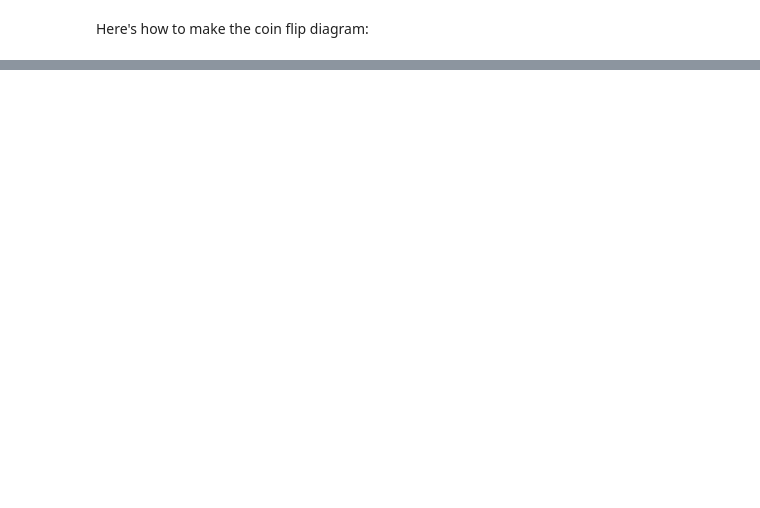
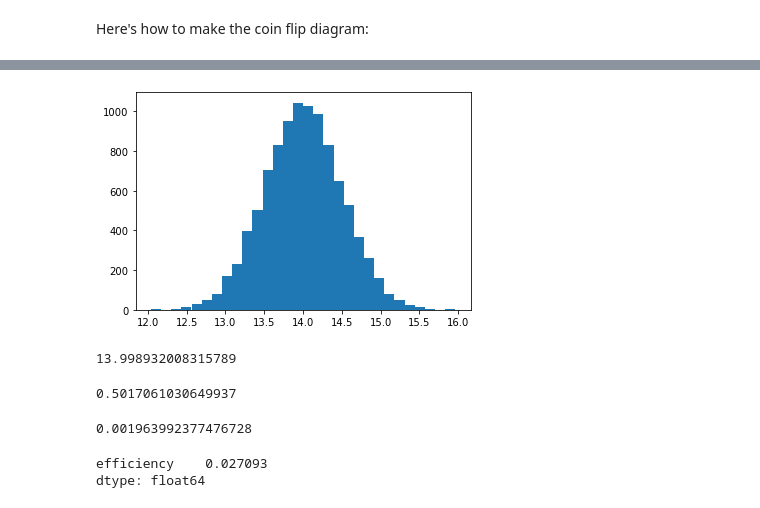
Before and after one commit to PacktPublishing/Practical-Data-Science-with-Python, a Jupyter notebook: Chapter8/Chapter_8_code.ipynb, the cells around one changed output, grey strips where cells are left out. Cells and saved outputs as stored; diff of their text form; code cells hidden in the pictures; blank space fills up the shorter version.

```diff
--- a/Chapter8/Chapter_8_code.ipynb
+++ b/Chapter8/Chapter_8_code.ipynb
@@ -38,0 +56,13 @@ _ = plt.hist(r, bins=30)
+# %%
+solar_data = norm.rvs(size=10000, loc=14, scale=0.5, random_state=42)
+_ = plt.hist(solar_data, bins=30)
+# %% [output]
+[figure, added]
+# %%
+solar_data.mean()
+# %% [output]
+13.998932008315789
+# %%
+solar_data.std()
+# %% [output]
+0.5017061030649937
@@ -38,0 +72,9 @@ _ = plt.hist(r, bins=30)
+# %%
+df['efficiency'].skew()
+# %% [output]
+0.001963992377476728
+# %%
+df.kurtosis()
+# %% [output]
+efficiency    0.027093
+dtype: float64
```
Also changed, not shown: parts of 44 cells of this notebook, 2 other files.
